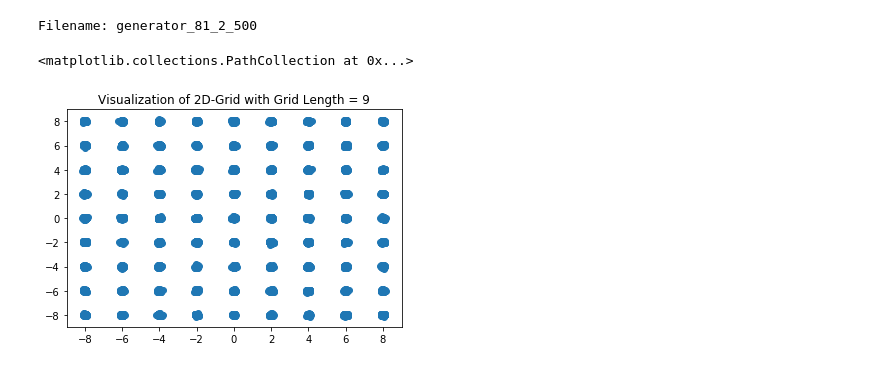
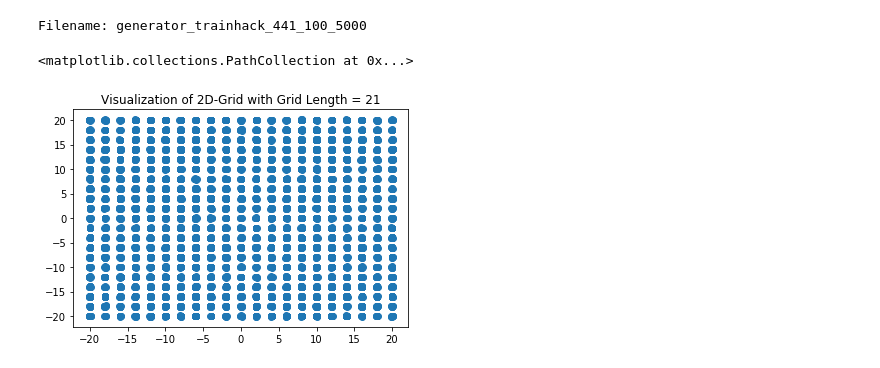
Before and after one commit to narenmanoj/summer-2018-sandbox, a Jupyter notebook: experiments/synthetic/2d_grid.ipynb, the cells around one changed output. Drawn from its saved outputs; the diff is of its cells as text; code cells hidden in the pictures.

```diff
--- a/experiments/synthetic/2d_grid.ipynb
+++ b/experiments/synthetic/2d_grid.ipynb
@@ -30,24 +29,24 @@ Cuda: True
 # %%
 # experiment parameters
 num_samples = 10000 # for plotting
-num_epochs = 500
+num_epochs = 5000
 num_samples_per_batch = 500
-grid_length = 9
+grid_length = 21
 var = 0.0025
 latent_dim = 2
-layer_width = 2
+layer_width = 100
 
-filename = "generator_%d_%d_%d" % (grid_length * grid_length, layer_width, num_epochs)
+filename = "generator_trainhack_%d_%d_%d" % (grid_length * grid_length, layer_width, num_epochs)
 print("Filename: " + filename)
 
 # here's what the 2D-Grid looks like
 samples = gan.sample_from_2dgrid(grid_length=grid_length, num_samples=num_samples)
 plt.title("Visualization of 2D-Grid with Grid Length = %d" % grid_length)
 plt.scatter(*zip(*samples))
 # %% [output]
-Filename: generator_81_2_500
+Filename: generator_trainhack_441_100_5000
 <matplotlib.collections.PathCollection at 0x...>
-[figure, old version]
+[figure, new version]
 # %%
 # run this cell only if you want to train a different GAN
 gen = gan.train(save_model=True, filename=filename,
```
Also changed, not shown: parts of 8 cells of this notebook, 6 other files.
